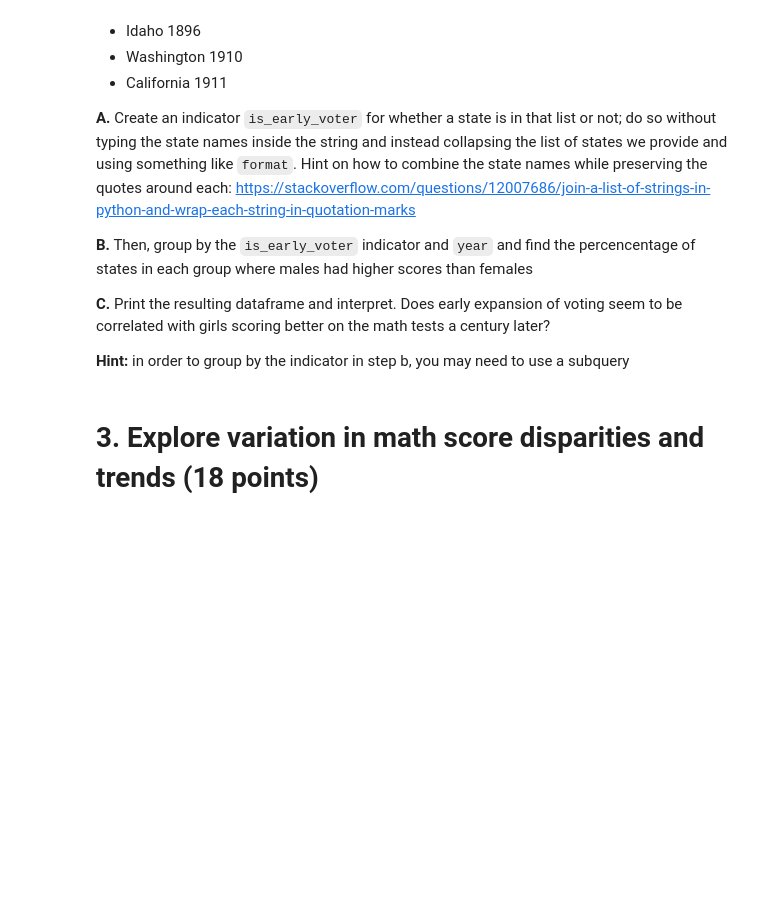
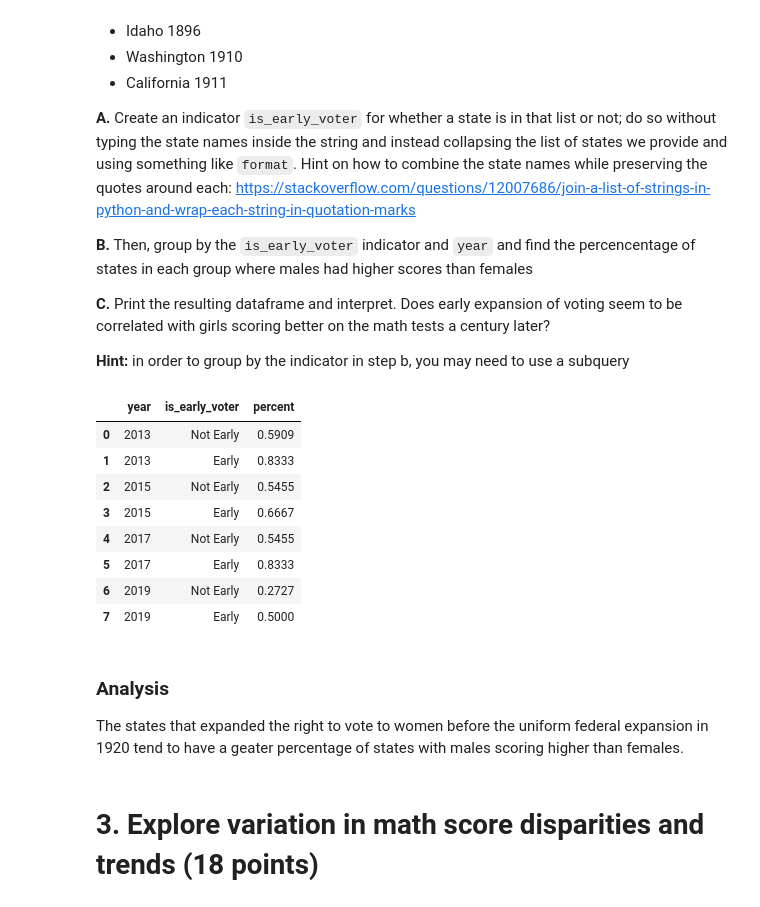
Before and after one commit to tommy-robinson/QSS20_S25, a Jupyter notebook: my_work/pset4/pset4_blank.ipynb, the cells around one changed output. Saved outputs shown, nothing was run; the diff lists cells and outputs as text; code cells hidden in the pictures; blank space fills up the shorter version.

```diff
--- a/my_work/pset4/pset4_blank.ipynb
+++ b/my_work/pset4/pset4_blank.ipynb
@@ -357,3 +469,39 @@ list_suffrage = ["Wyoming", "Colorado", "Utah", "Idaho", "Washington",
+# %%
+## list of states we provide
+list_suffrage = ["Wyoming", "Colorado", "Utah", "Idaho", "Washington",
+                "California"]
+suff_states = ', '.join(f'"{w}"' for w in list_suffrage)
+group_suff_query = f"""
+SELECT year,  is_early_voter, SUM(is_male_higher) / COUNT(*) AS percent
+FROM (
+    SELECT *,
+    CASE
+        WHEN state IN ({suff_states})  THEN "Early"
+        ELSE "Not Early"
+    END AS is_early_voter,
+    CASE
+        WHEN male > female THEN 1
+        ELSE 0
+    END AS is_male_higher
+    FROM math_gencompare
+) AS sub
+GROUP BY is_early_voter, year
+"""
+group_suff_d = pd.read_sql_query(group_suff_query, cnx)
+group_suff_d
+# %% [output]
+|  | year | is_early_voter | percent |
+| 0 | 2013 | Not Early | 0.5909 |
+| 1 | 2013 | Early | 0.8333 |
+| 2 | 2015 | Not Early | 0.5455 |
+| 3 | 2015 | Early | 0.6667 |
+| 4 | 2017 | Not Early | 0.5455 |
+| 5 | 2017 | Early | 0.8333 |
+| 6 | 2019 | Not Early | 0.2727 |
+| 7 | 2019 | Early | 0.5000 |
+# %% [markdown]
+### Analysis
+The states that expanded the right to vote to women before the uniform federal expansion in 1920 tend to have a geater percentage of states with males scoring higher than females.
 # %% [markdown]
 # 3. Explore variation in math score disparities and trends (18 points)
 # %% [markdown]
```
Also changed, not shown: parts of 19 cells of this notebook, 1 other file.
